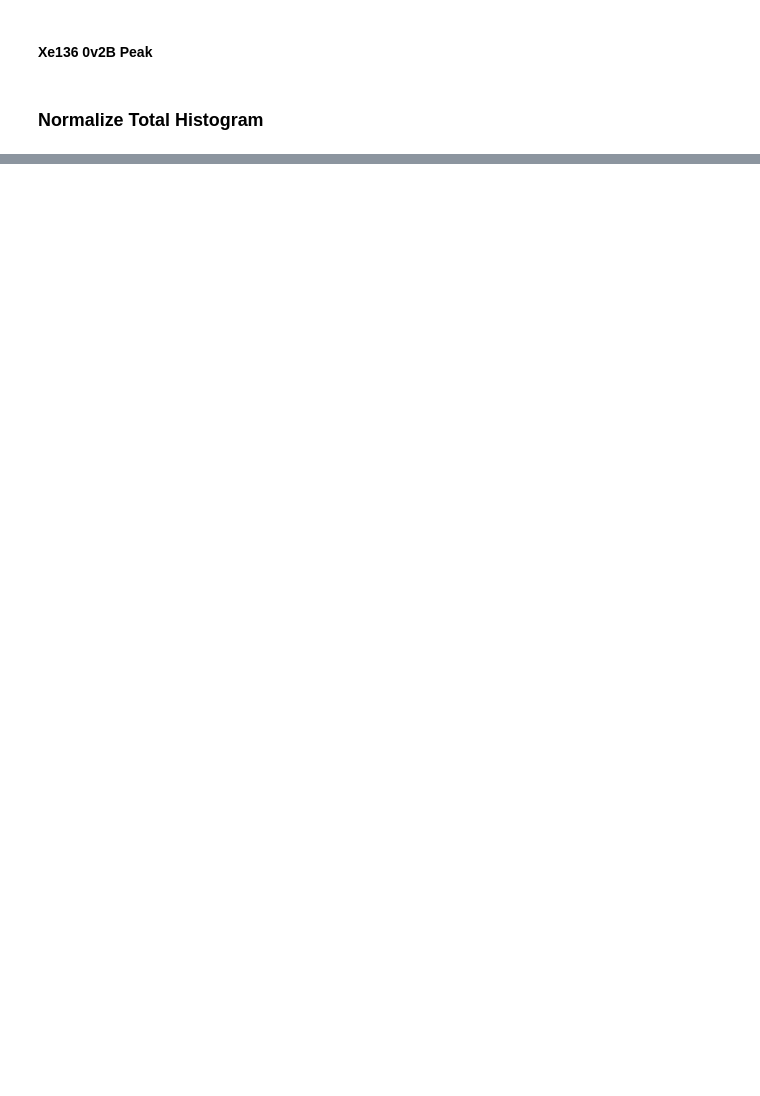
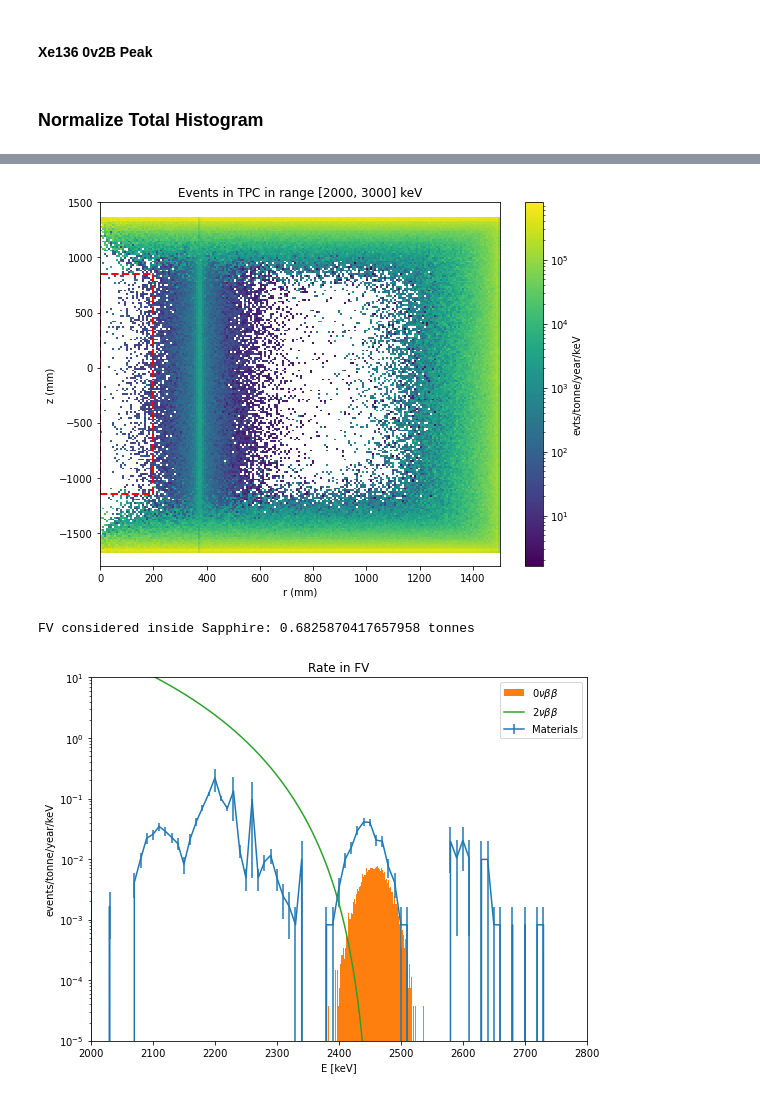
Before and after one commit to jpienaar13/HermeticTPC, a Jupyter notebook: analysis/02_WIS_HTPC_Energy_Spectra.ipynb, the cells around one changed output, grey strips where cells are left out. Drawn from its saved outputs; the diff is of its cells as text; code cells hidden in the pictures; blank space fills up the shorter version.

```diff
--- a/analysis/02_WIS_HTPC_Energy_Spectra.ipynb
+++ b/analysis/02_WIS_HTPC_Energy_Spectra.ipynb
@@ -540,9 +542,16 @@ xe136_sample = energy_res(np.ones(10000)*Qbb, 0.317, 1.7)
 ### Normalize Total Histogram
 # %%
 h_rz_norm = h_rz/h_vol
-fv_r = 350
-fv_z = (-1250, 1050)
+fv_r = 200
+fv_z = (-1150, 850)
 fv_mass = h_vol[
     :bh.loc(fv_r):sum,
     bh.loc(fv_z[0]):bh.loc(fv_z[1]):sum
 ]
+
+print(f"FV considered inside Sapphire: {fv_mass} tonnes")
+h_e_fv = h_rz_total[
+    :bh.loc(fv_r):sum,
+    bh.loc(fv_z[0]):bh.loc(fv_z[1]):sum,
+    :
+]
@@ -591 +691,60 @@ Cs137 Sapphire: 0.0, Rate: 0.0
+# %%
+### Xe136 Spectrum
+df = pd.read_csv("Xe136_2vbb_summed_spectrum_LXe_normalized.csv")
+E_2vbb = df["Esum_keV"]
+Rate_2vbb= df["rate_per_tonne_year_keV_natural_LXe"]
+Rate_2vbb = df["rate_per_tonne_year_keV_w136eq0p90"]
+# %%
+fig, (ax1) = plt.subplots(nrows=1, ncols=1, figsize=(8,6))
+
+pcm1 = ax1.pcolormesh(*h_rz_norm.axes.edges.T, h_rz_norm.values().T, norm=matplotlib.colors.LogNorm())
+ax1.add_patch(plt.Rectangle((-0, fv_z[0]), fv_r, fv_z[1]-fv_z[0], color='red', fill=False, linestyle='--', linewidth=2))
+ax1.set_title(f"Events in TPC in range [{_erange[0]}, {_erange[1]}] keV")
+ax1.set_xlabel("r (mm)")
+ax1.set_ylabel("z (mm)")
+plt.colorbar(pcm1, label="evts/tonne/year/keV")
+plt.colorbar(pcm2, label="evts/tonne/year/keV")
+fig.tight_layout()
+plt.show()
+
+fig, (ax2) = plt.subplots(nrows=1, ncols=1, figsize=(8,6))
+
+print(f"FV considered inside Sapphire: {fv_mass} tonnes")
+h_e_fv = h_rz_total[
+    :bh.loc(fv_r):sum,
+    bh.loc(fv_z[0]):bh.loc(fv_z[1]):sum,
+    :
+]
+edges = h_e_fv.axes[0].edges
+_binwidths = edges[1:]-edges[:-1]
+values = (h_e_fv.values())/(fv_mass*_binwidths)
+rate_errors = np.sqrt(h_rz_total_var.values())/(fv_mass*_binwidths)
+
+
+Qvbb_bins = 1000
+Qvbb_bin_width = (_erange[1]-_erange[0])/Qvbb_bins
+xe136_expectation = expected_0vbb_events(0.74e28, 1)
+xe136_scaling = np.full(len(xe136_sample), xe136_expectation/len(xe136_sample))/Qvbb_bin_width
+
+per2 = ax2.errorbar(edges[:-1], values, yerr = rate_errors, label = 'Materials')
+
+xe136_0vbb = ax2.hist(xe136_sample, weights = xe136_scaling,
+                      bins = np.linspace(*_erange, Qvbb_bins+1), label=r"$0\nu\beta\beta$")
+
+xe136_2vbb = ax2.plot(E_2vbb, Rate_2vbb, label=r"$2\nu\beta\beta$")
+
+ax2.set_title("Rate in FV")
+ax2.set_yscale('log')
+ax2.set_xlabel("E [keV]")
+ax2.set_ylabel("events/tonne/year/keV")
+ax2.set_xlim(2000, 2800)
+ax2.set_ylim(1e-5, 1e1)
+ax2.legend()
+
+fig.tight_layout()
+plt.show()
+# %% [output]
+[figure, added]
+FV considered inside Sapphire: 0.6825870417657958 tonnes
+[figure, added]
 # %%
```
Also changed, not shown: parts of 24 cells of this notebook.
